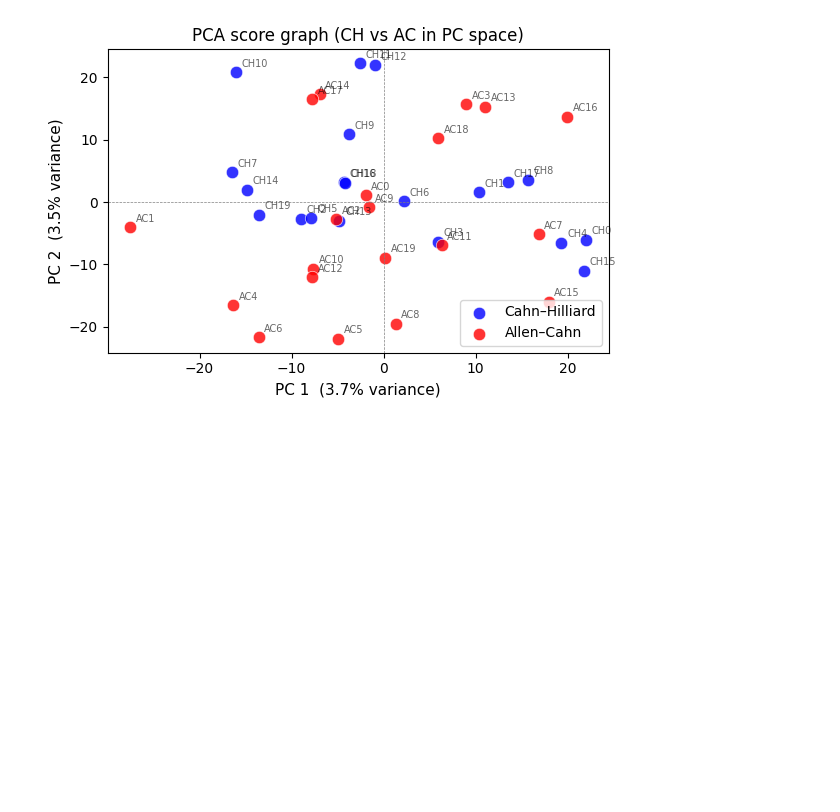
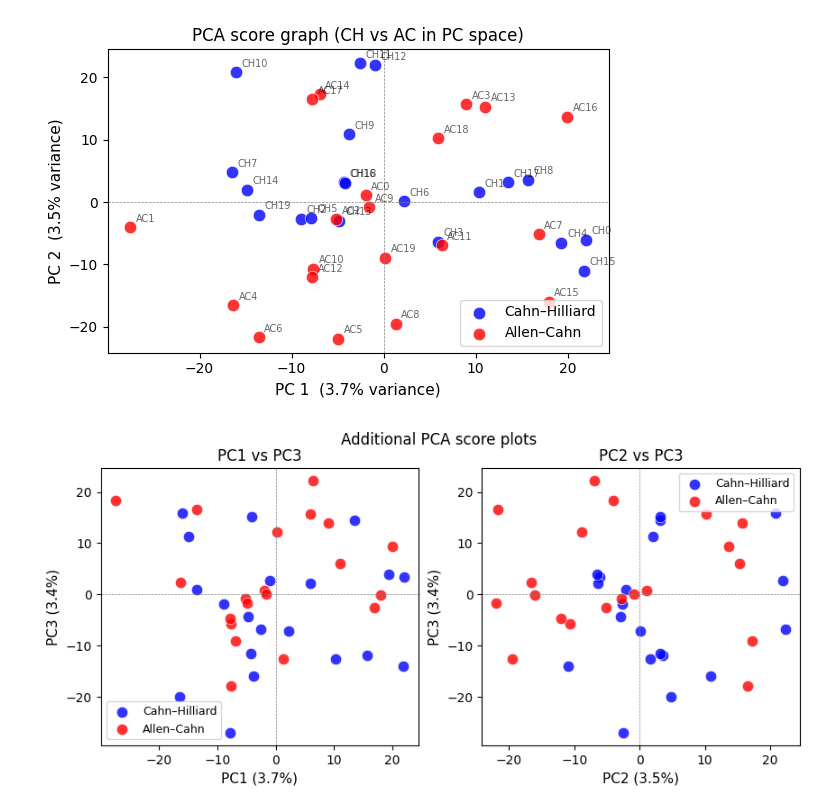
Before and after one commit to NeelPhere/the-doppelganger-problem, a Jupyter notebook: doppelgangers_problem.ipynb, the cells around one changed output. Drawn from its saved outputs; the diff is of its cells as text; code cells hidden in the pictures; blank space fills up the shorter version.

```diff
--- a/doppelgangers_problem.ipynb
+++ b/doppelgangers_problem.ipynb
@@ -722,3 +722,27 @@ plt.tight_layout()
 plt.show()
 # %% [output]
 [figure]
+# %%
+#As the first two PCs may not capture all the structure, so let's also try to look at PC1vsPC3, PC2vsPC3.
+
+fig, axes = plt.subplots(1, 2, figsize=(10, 4))
+pairs = [(0, 2), (1, 2)]
+
+for ax, (i, j) in zip(axes, pairs):
+    ax.scatter(ch_scores[:, i], ch_scores[:, j],
+               color="blue", s=80, alpha=0.8,
+               label="Cahn–Hilliard", edgecolors="white", linewidths=0.5)
+    ax.scatter(ac_scores[:, i], ac_scores[:, j],
+               color="red", s=80, alpha=0.8,
+               label="Allen–Cahn", edgecolors="white", linewidths=0.5)
+    ax.set_xlabel(f"PC{i+1} ({var_explained[i]*100:.1f}%)", fontsize=11)
+    ax.set_ylabel(f"PC{j+1} ({var_explained[j]*100:.1f}%)", fontsize=11)
+    ax.set_title(f"PC{i+1} vs PC{j+1}", fontsize=12)
+    ax.axhline(0, color="gray", linewidth=0.5, linestyle="--")
+    ax.axvline(0, color="gray", linewidth=0.5, linestyle="--")
+    ax.legend(fontsize=9)
+
+plt.suptitle("Additional PCA score plots", fontsize=12)
+plt.show()
+# %% [output]
+[figure, added]
```
Also changed, not shown: parts of 1 cell of this notebook.
